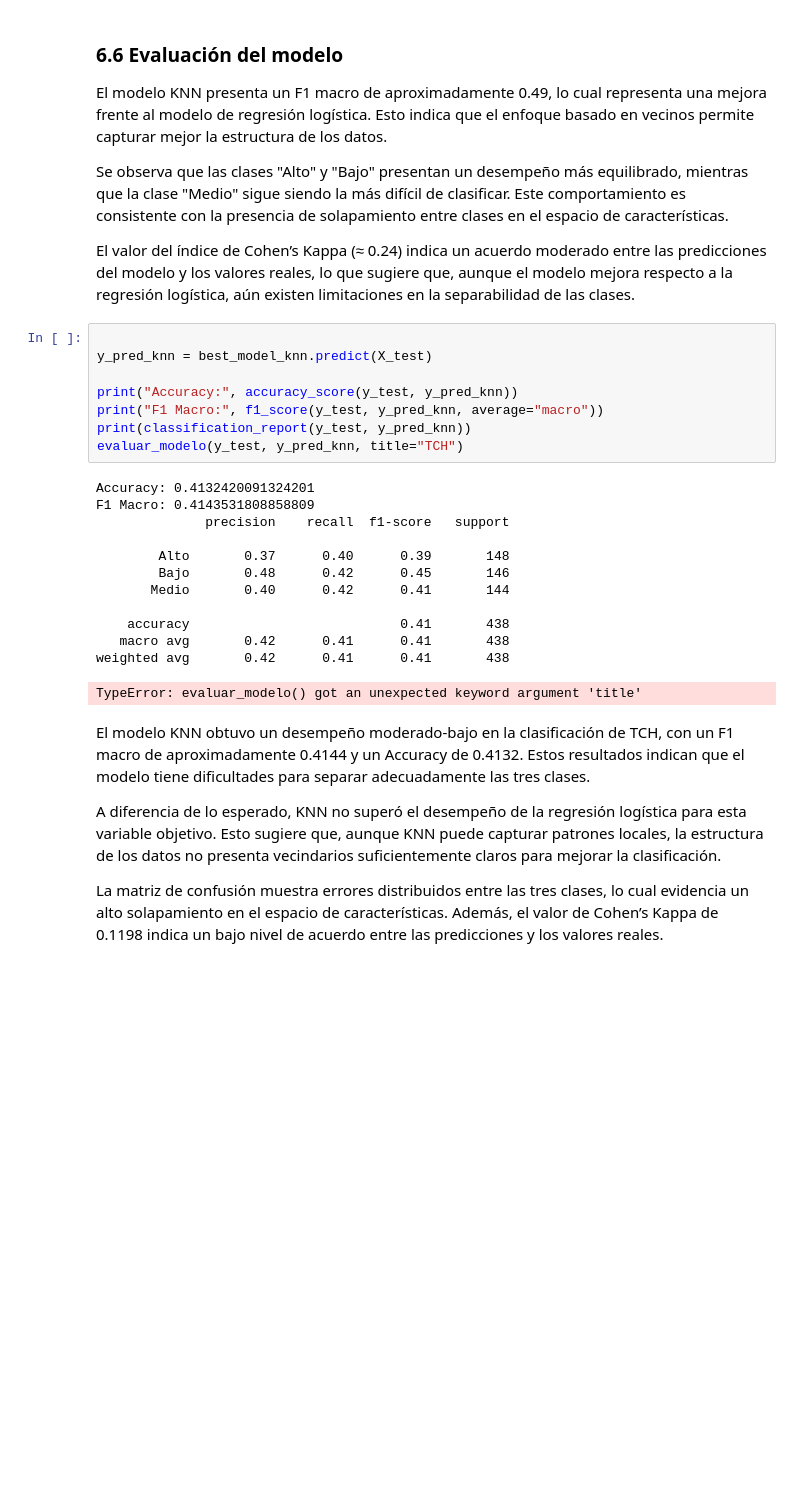
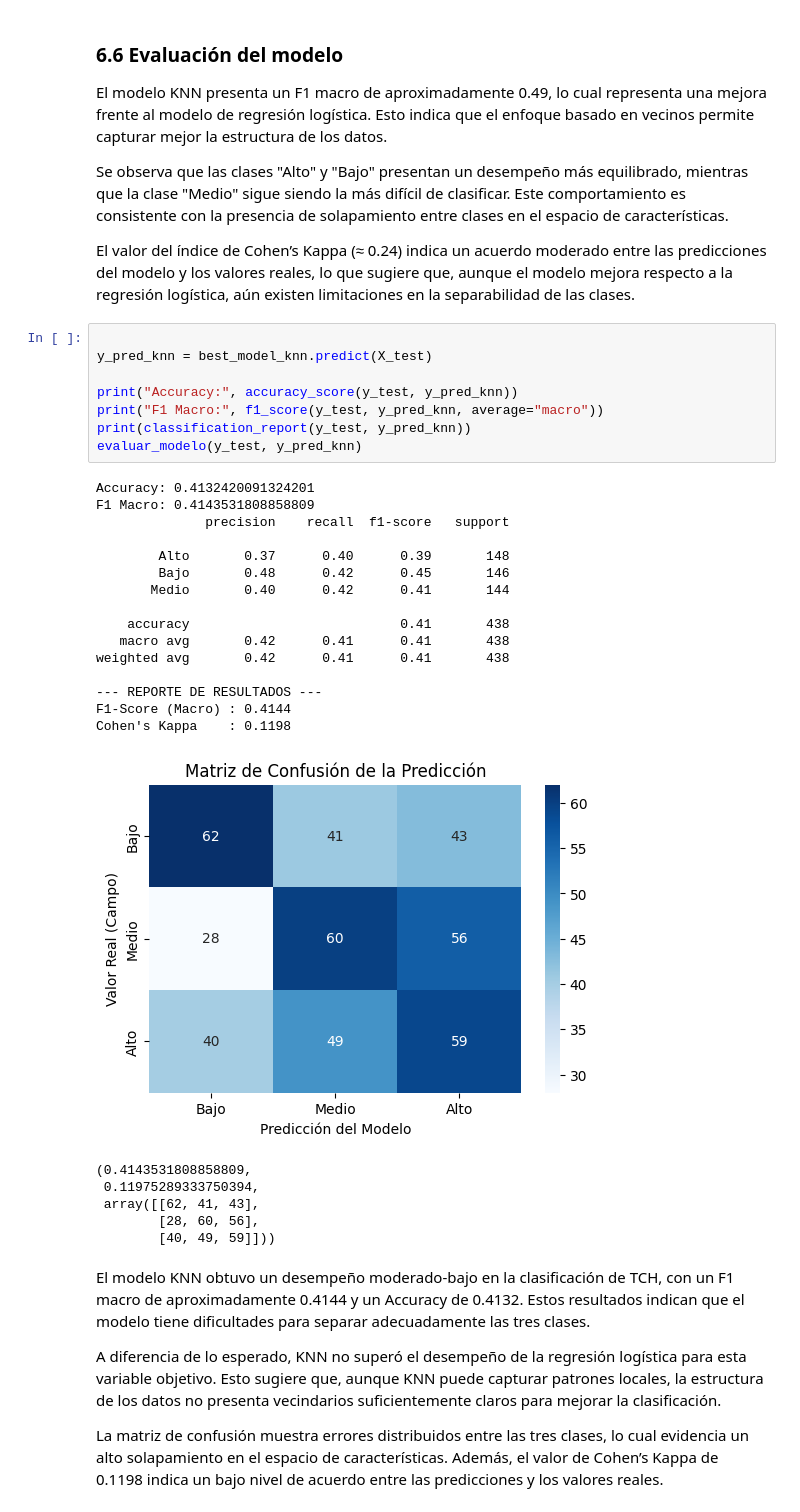
Before and after one commit to luiscadn/ProvidenciaCane-Harvest-Forecasting-ML, a Jupyter notebook: notebooks/03_2_KNN.ipynb, the cells around one changed output. Drawn from its saved outputs; the diff is of its cells as text; blank space fills up the shorter version.

```diff
--- a/notebooks/03_2_KNN.ipynb
+++ b/notebooks/03_2_KNN.ipynb
@@ -173,24 +173,33 @@ El valor del índice de Cohen’s Kappa (≈ 0.24) indica un acuerdo moderado en
 # %%
 
 y_pred_knn = best_model_knn.predict(X_test)
 
 print("Accuracy:", accuracy_score(y_test, y_pred_knn))
 print("F1 Macro:", f1_score(y_test, y_pred_knn, average="macro"))
 print(classification_report(y_test, y_pred_knn))
-evaluar_modelo(y_test, y_pred_knn, title="TCH")
+evaluar_modelo(y_test, y_pred_knn)
 # %% [output]
 Accuracy: 0.4132420091324201
 F1 Macro: 0.4143531808858809
               precision    recall  f1-score   support
 
         Alto       0.37      0.40      0.39       148
         Bajo       0.48      0.42      0.45       146
        Medio       0.40      0.42      0.41       144
 
     accuracy                           0.41       438
    macro avg       0.42      0.41      0.41       438
 weighted avg       0.42      0.41      0.41       438
+
+--- REPORTE DE RESULTADOS ---
+F1-Score (Macro) : 0.4144
+Cohen's Kappa    : 0.1198
+[figure, added]
-TypeError: evaluar_modelo() got an unexpected keyword argument 'title'
+(0.4143531808858809,
+ 0.11975289333750394,
+ array([[62, 41, 43],
+        [28, 60, 56],
+        [40, 49, 59]]))
 # %% [markdown]
 El modelo KNN obtuvo un desempeño moderado-bajo en la clasificación de TCH, con un F1 macro de aproximadamente 0.4144 y un Accuracy de 0.4132. Estos resultados indican que el modelo tiene dificultades para separar adecuadamente las tres clases.
 
```
Also changed, not shown: parts of 2 cells of this notebook.
